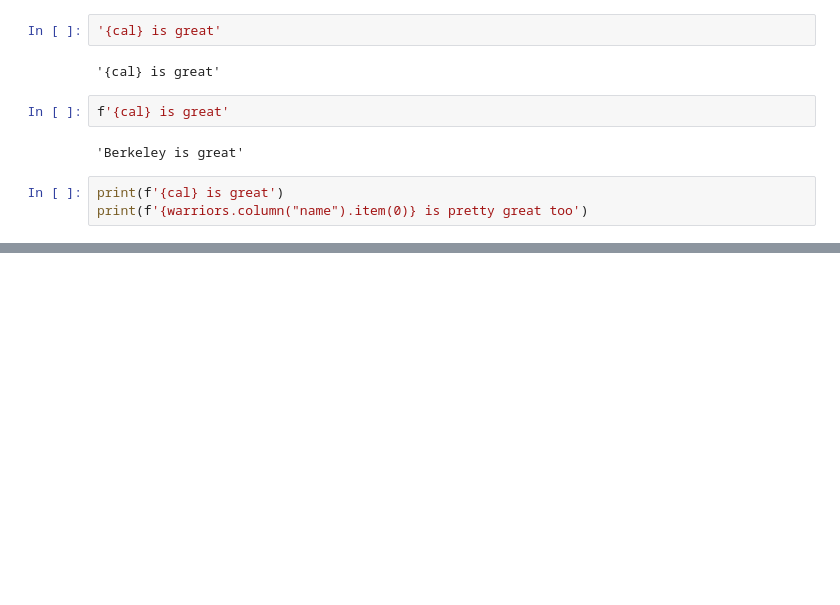
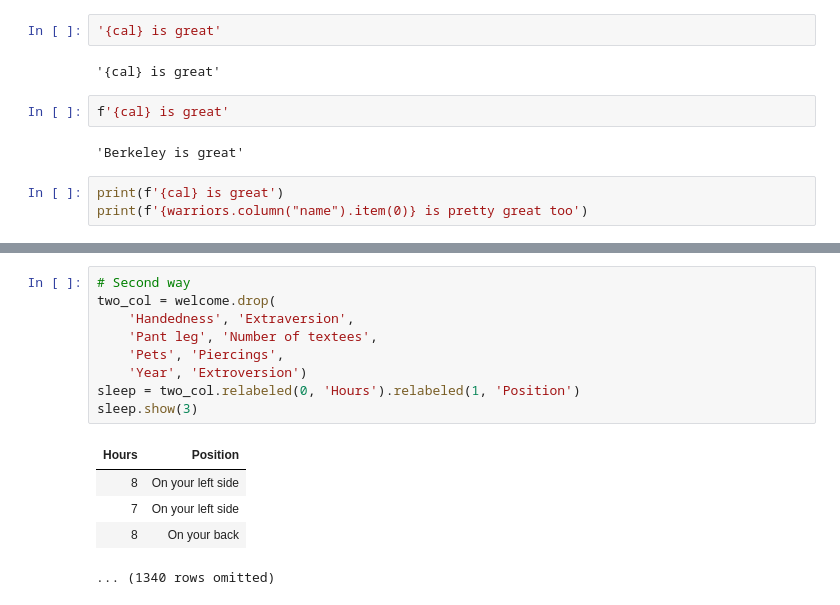
Before and after one commit to RHC-DSCI-100/Lecture-Notes, a Jupyter notebook: lecture/lec05_instructor.ipynb, the cells around one changed output, grey strips where cells are left out. Saved outputs shown, nothing was run; the diff lists cells and outputs as text; blank space fills up the shorter version.

```diff
--- a/lecture/lec05_instructor.ipynb
+++ b/lecture/lec05_instructor.ipynb
@@ -436,0 +489,15 @@ print(f'{warriors.column("name").item(0)} is pretty great too')
+# %%
+# Second way
+two_col = welcome.drop(
+    'Handedness', 'Extraversion',
+    'Pant leg', 'Number of textees',
+    'Pets', 'Piercings',
+    'Year', 'Extroversion')
+sleep = two_col.relabeled(0, 'Hours').relabeled(1, 'Position')
+sleep.show(3)
+# %% [output]
+| Hours | Position |
+| 8 | On your left side |
+| 7 | On your left side |
+| 8 | On your back |
+... (1340 rows omitted)
```
Also changed, not shown: parts of 13 cells of this notebook.
